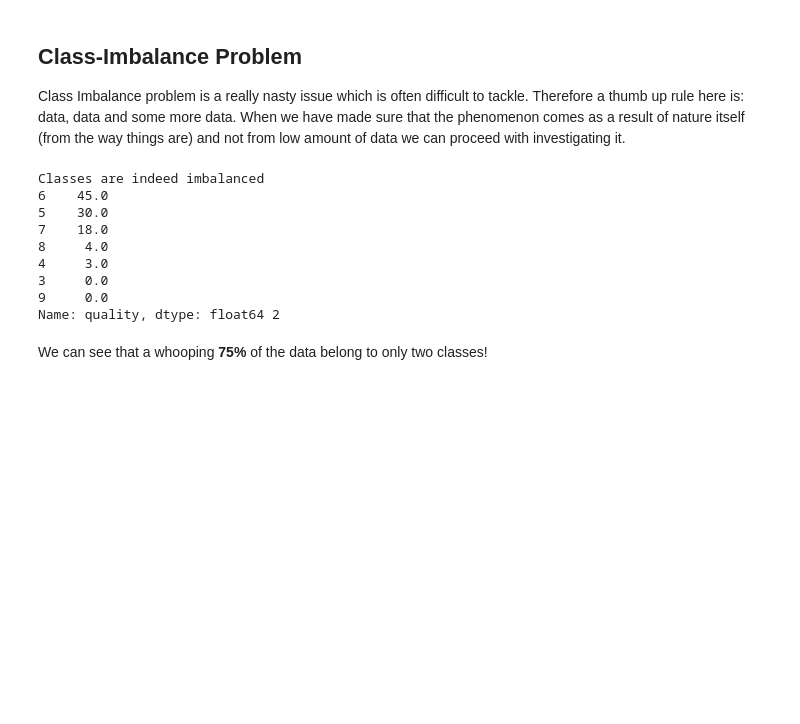
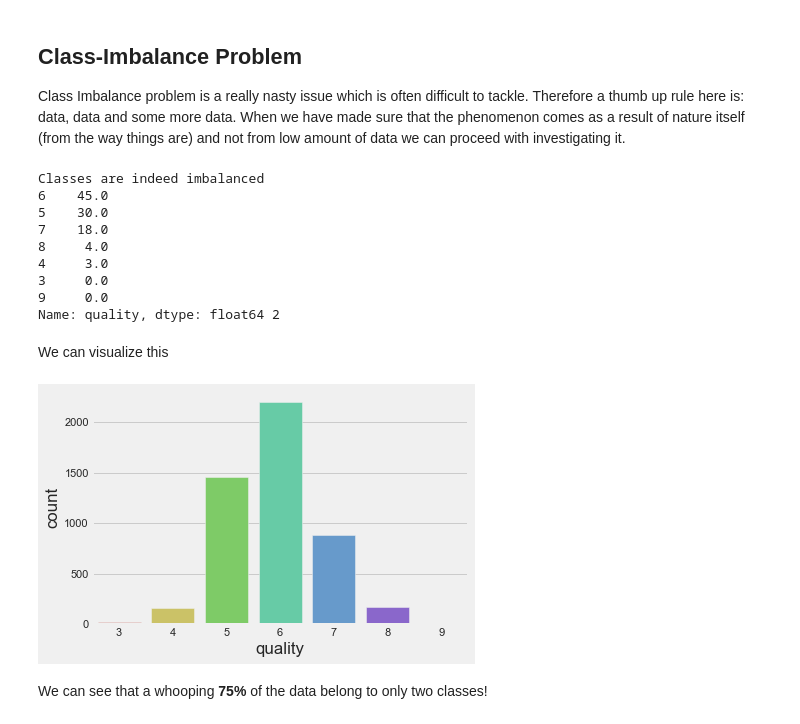
Before and after one commit to rlleshi/MachineLearning, a Jupyter notebook: Wine Quality Predictor/Wine Quality Predictor.ipynb, the cells around one changed output. Cells and saved outputs as stored; diff of their text form; code cells hidden in the pictures; blank space fills up the shorter version.

```diff
--- a/Wine Quality Predictor/Wine Quality Predictor.ipynb
+++ b/Wine Quality Predictor/Wine Quality Predictor.ipynb
@@ -186,6 +186,12 @@ Classes are indeed imbalanced
 3     0.0
 9     0.0
 Name: quality, dtype: float64 2
+# %% [markdown]
+We can visualize this
+# %%
+sns.countplot(x='quality', data=features, palette='hls'); plt.show()
+# %% [output]
+[figure, added]
 # %% [markdown]
 We can see that a whooping **75%** of the data belong to only two classes!
 # %% [markdown]
```
Also changed, not shown: parts of 7 cells of this notebook, 1 other file.
